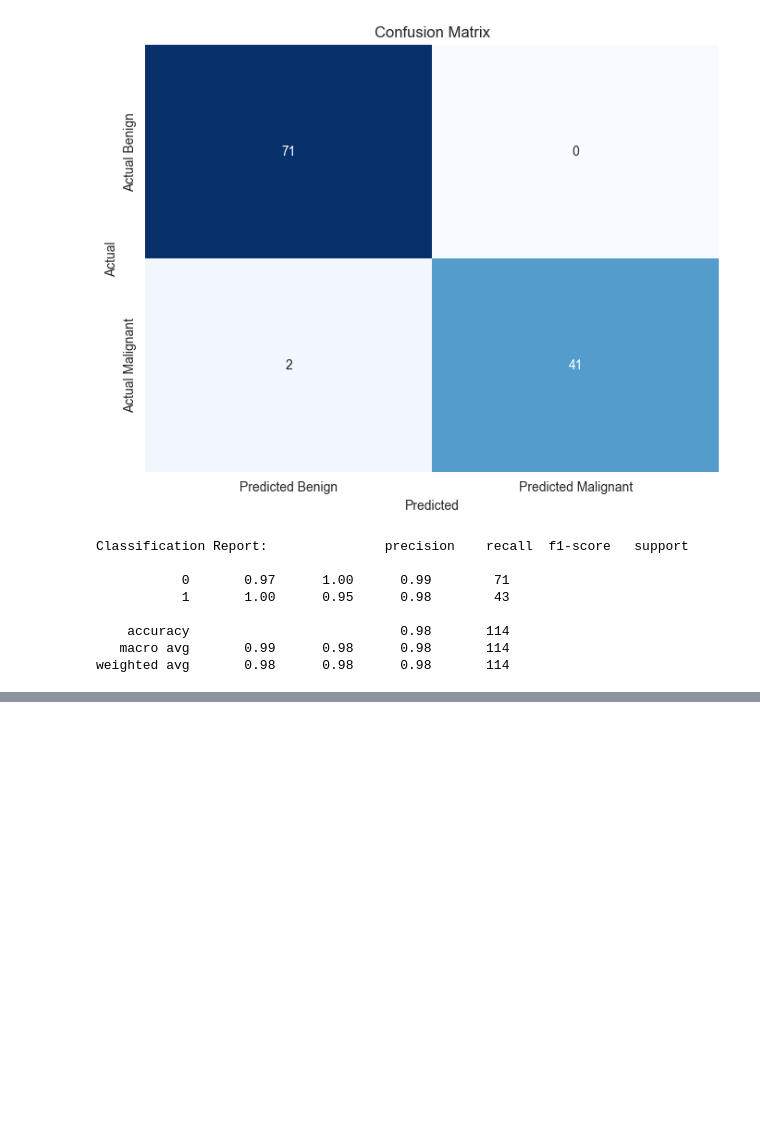
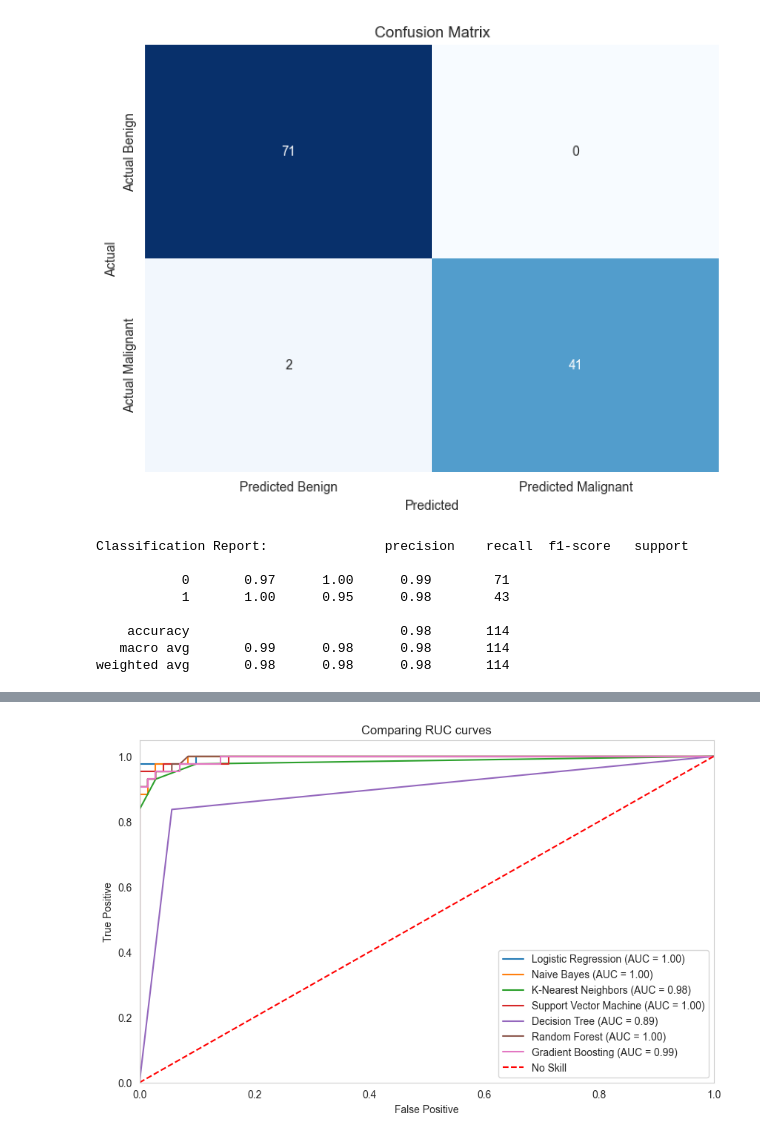
Before and after one commit to rizanB/breast-cancer, a Jupyter notebook: my.ipynb, the cells around one changed output, grey strips where cells are left out. Cells and saved outputs as stored; diff of their text form; code cells hidden in the pictures; blank space fills up the shorter version.

```diff
--- a/my.ipynb
+++ b/my.ipynb
@@ -299,0 +318,12 @@ weighted avg       0.98      0.98      0.98       114
+# %%
+for name, model in models.items():
+    model.fit(X_train_scaled, y_train)
+    y_pred = model.predict(X_test_scaled)
+
+    accuracy = accuracy_score(y_test, y_pred)
+    print(f'{name} Accuracy: {accuracy:.2f}')
+    print('Classification Report:')
+    print(classification_report(y_test, y_pred))
+    print('Confusion Matrix:')
+    print(confusion_matrix(y_test, y_pred))
+    print('-' * 60)
@@ -299,0 +348,28 @@ weighted avg       0.98      0.98      0.98       114
+# %%
+plt.figure(figsize=(10, 6))
+sns.set_style("whitegrid")
+
+# Iterate through the models
+for name, model in models.items():
+    model.fit(X_train_scaled, y_train)
+    y_pred_proba = model.predict_proba(X_test_scaled)[:, 1]  # Get probabilities for the positive class
+    fpr, tpr, _ = roc_curve(y_test, y_pred_proba)      # Calculate ROC curve
+    auc_score = roc_auc_score(y_test, y_pred_proba)    # Calculate AUC score
+
+    # Plot ROC curve
+    plt.plot(fpr, tpr, label=f'{name} (AUC = {auc_score:.2f})')
+
+# Plot the diagonal line for no skill
+plt.plot([0, 1], [0, 1], color='red', linestyle='--', label='No Skill')
+
+# Set plot limits and labels
+plt.xlim([0.0, 1.0])
+plt.ylim([0.0, 1.05])
+plt.xlabel('False Positive')
+plt.ylabel('True Positive')
+plt.title('Comparing RUC curves')
+plt.legend(loc='lower right')
+plt.grid()
+plt.show()
+# %% [output]
+[figure, added]
```
Also changed, not shown: parts of 4 cells of this notebook.
